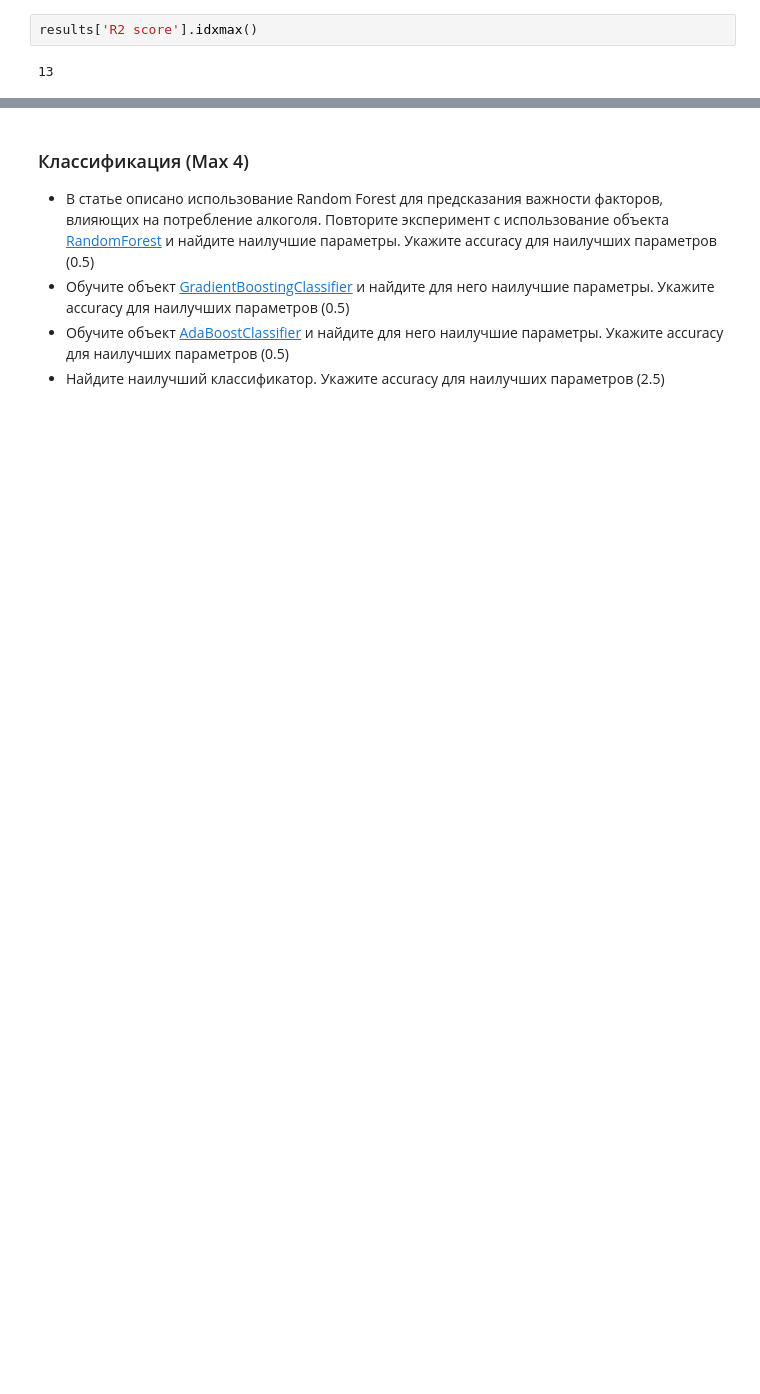
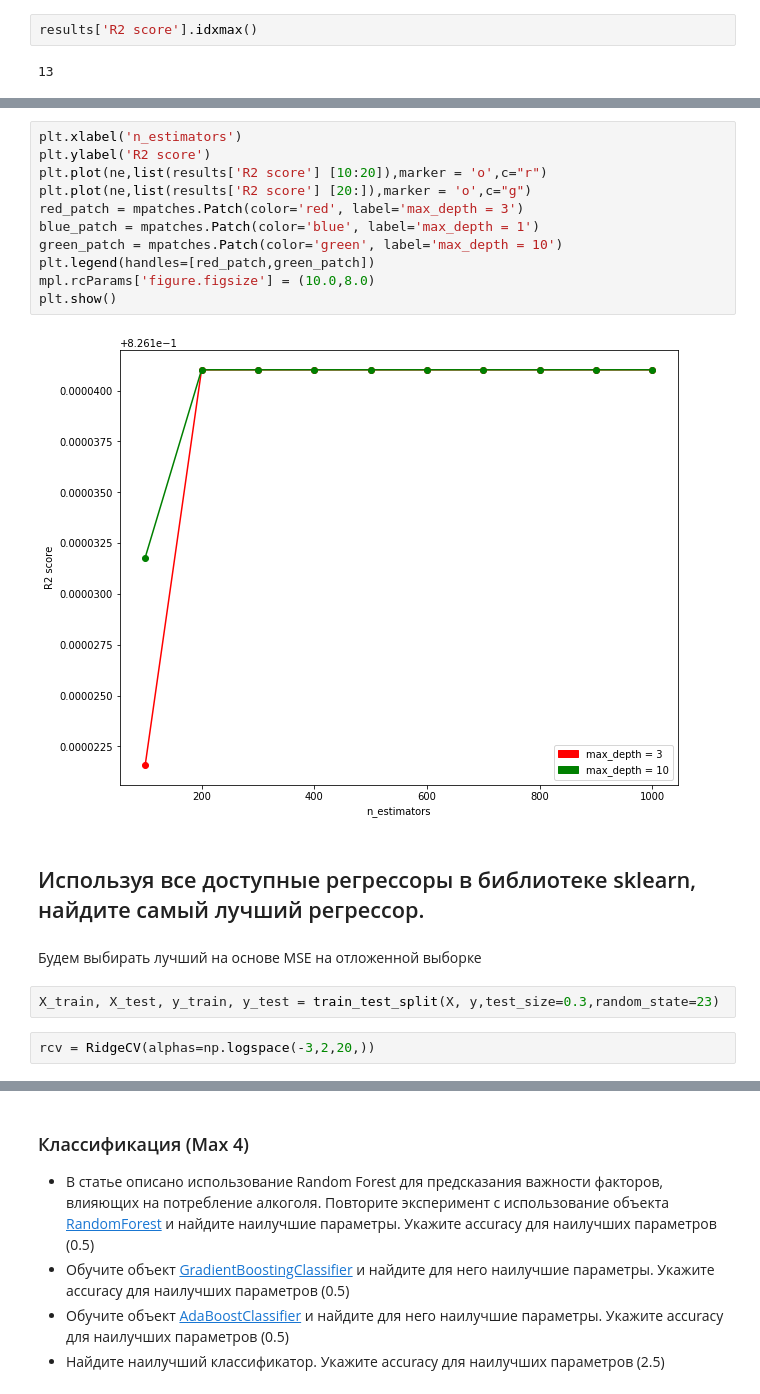
Before and after one commit to alxkornv/University-programming-projects, a Jupyter notebook: hw2 3c.ipynb, the cells around one changed output, grey strips where cells are left out. Saved outputs shown, nothing was run; the diff lists cells and outputs as text; blank space fills up the shorter version.

```diff
--- a/hw2 3c.ipynb
+++ b/hw2 3c.ipynb
@@ -237,0 +310,21 @@ results['R2 score'].idxmax()
+# %%
+plt.xlabel('n_estimators')
+plt.ylabel('R2 score')
+plt.plot(ne,list(results['R2 score'] [10:20]),marker = 'o',c="r")
+plt.plot(ne,list(results['R2 score'] [20:]),marker = 'o',c="g")
+red_patch = mpatches.Patch(color='red', label='max_depth = 3')
+blue_patch = mpatches.Patch(color='blue', label='max_depth = 1')
+green_patch = mpatches.Patch(color='green', label='max_depth = 10')
+plt.legend(handles=[red_patch,green_patch])
+mpl.rcParams['figure.figsize'] = (10.0,8.0)
+plt.show()
+# %% [output]
+[figure, added]
+# %% [markdown]
+## Используя все доступные регрессоры в библиотеке sklearn, найдите самый лучший регрессор.
+# %% [markdown]
+Будем выбирать лучший на основе MSE на отложенной выборке
+# %%
+X_train, X_test, y_train, y_test = train_test_split(X, y,test_size=0.3,random_state=23)
+# %%
+rcv = RidgeCV(alphas=np.logspace(-3,2,20,))
```
Also changed, not shown: parts of 50 cells of this notebook.
